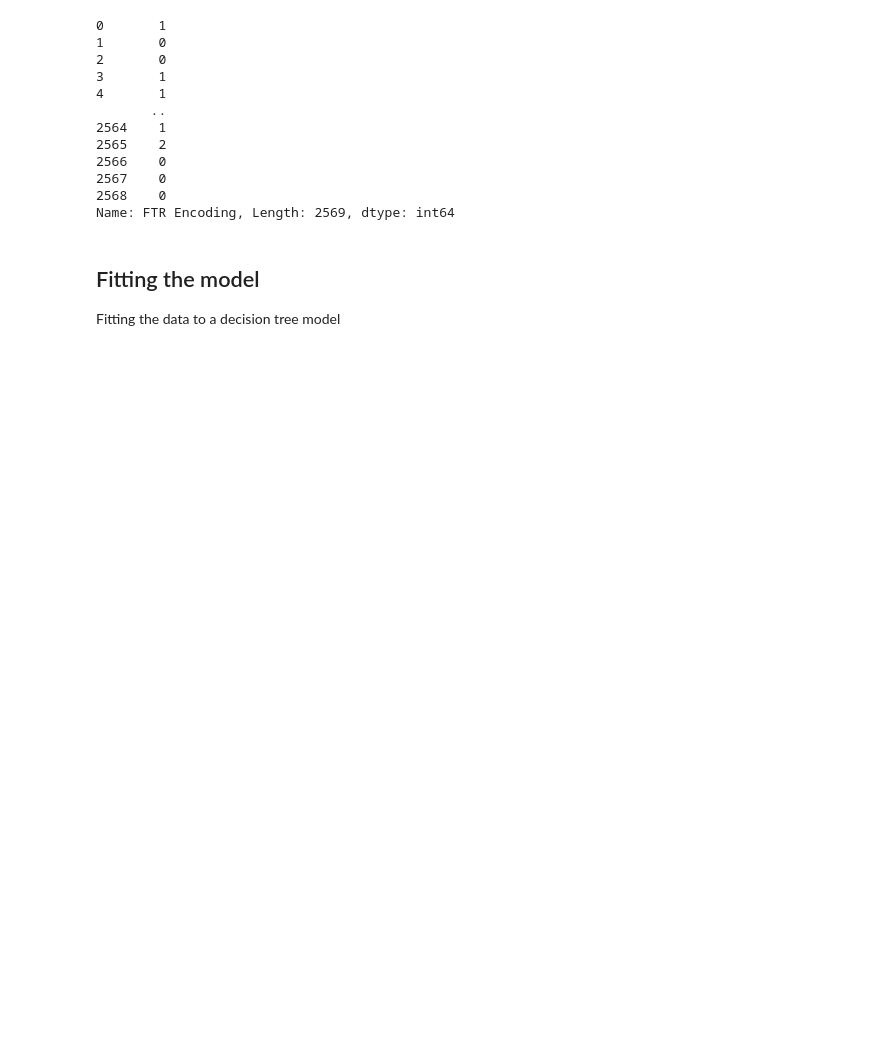
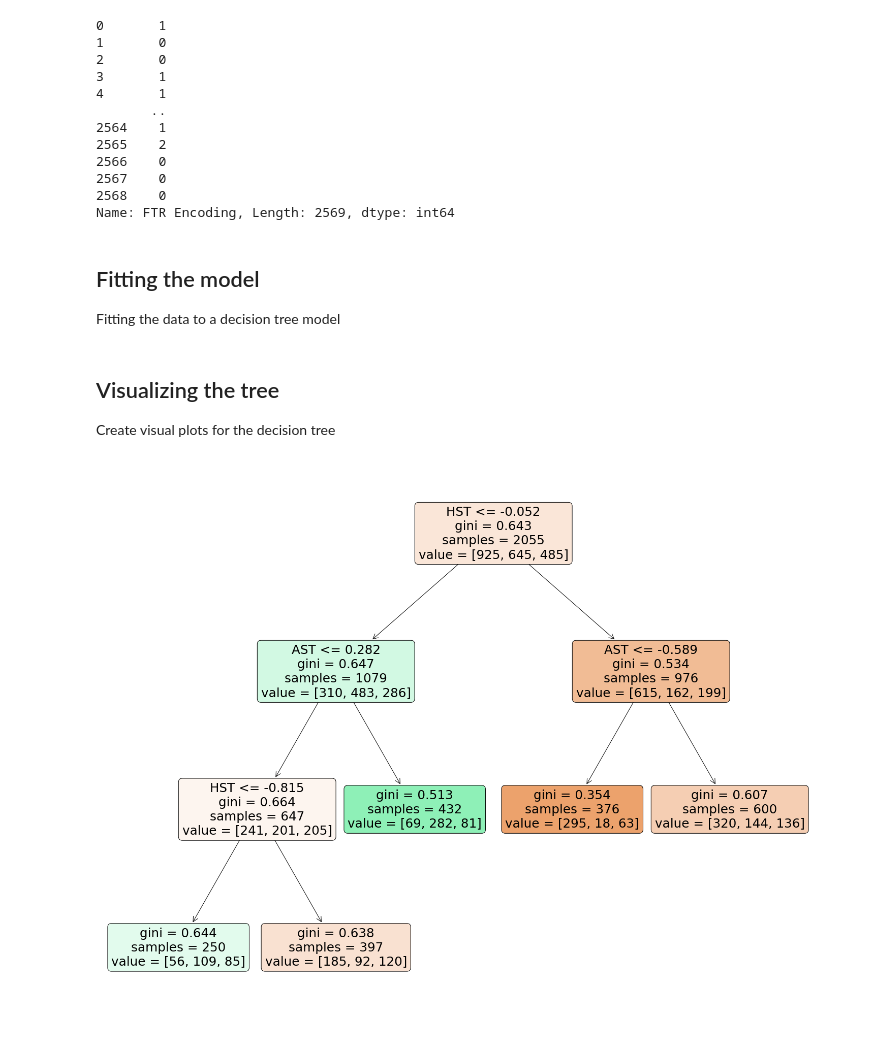
Before and after one commit to DangE01/predicting_the_premier_league, a Jupyter notebook: Decision_Tree.ipynb, the cells around one changed output. Saved outputs shown, nothing was run; the diff lists cells and outputs as text; code cells hidden in the pictures; blank space fills up the shorter version.

Commit message:
First try of Decision Tree

```diff
--- a/Decision_Tree.ipynb
+++ b/Decision_Tree.ipynb
@@ -101,7 +110,20 @@ X_test = scaler.fit_transform(X_test)
 Fitting the data to a decision tree model
 # %%
 # Declaring the decision tree classifier
-tree_clf = tree.DecisionTreeClassifier()
+tree_clf = tree.DecisionTreeClassifier(max_leaf_nodes = 5)
 
 # Training the decision tree
 clf_train = tree_clf.fit(X_train, y_train)
+# %% [markdown]
+## Visualizing the tree
+
+Create visual plots for the decision tree
+# %%
+fig = plt.figure(figsize=(25,20))
+
+_ = tree.plot_tree(clf_train,
+               feature_names = list(X.columns.values),
+               rounded = True,
+               filled = True)
+# %% [output]
+[figure, added]
```
Also changed, not shown: parts of 3 cells of this notebook.
